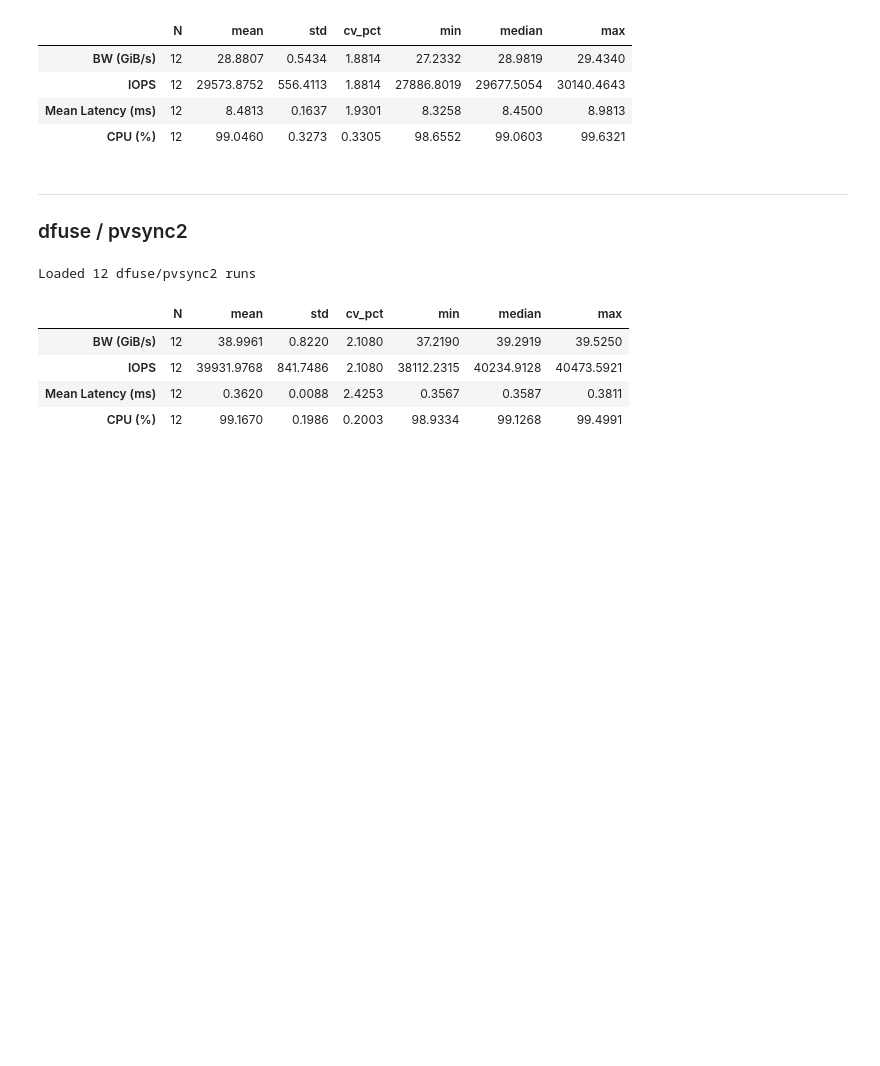
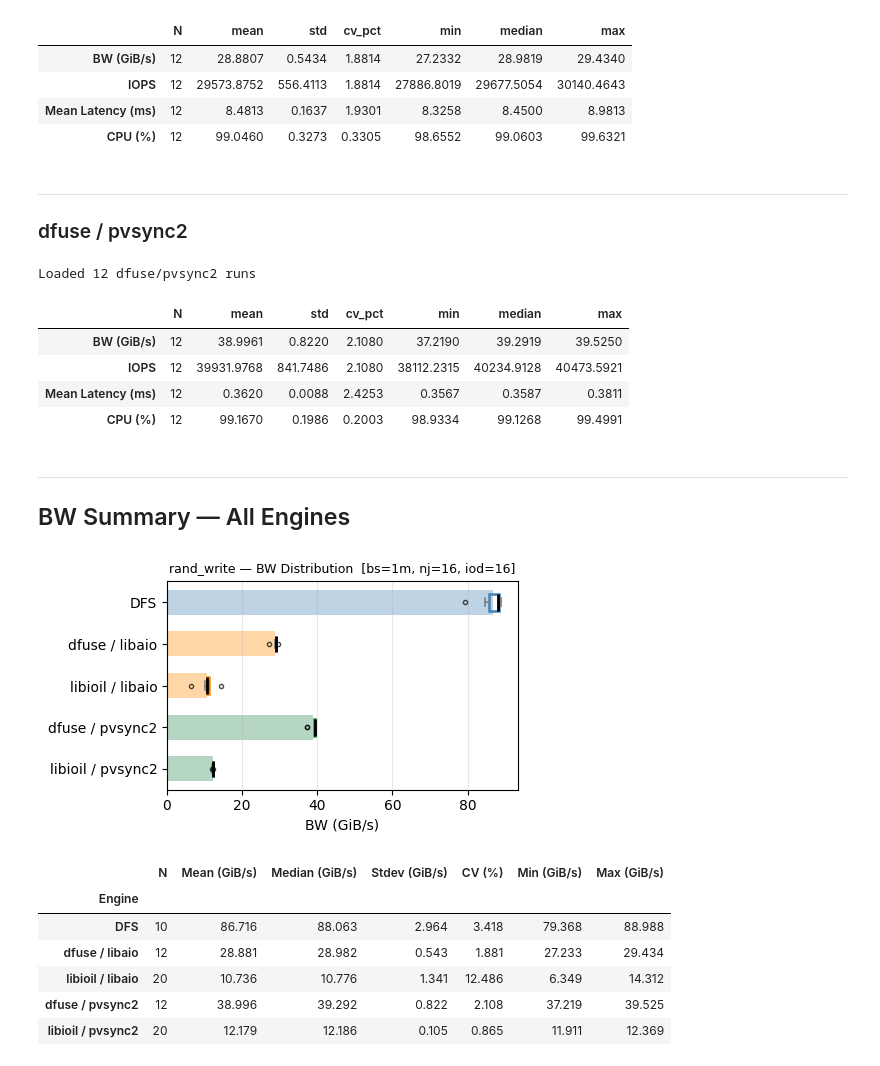
Before and after one commit to cissieAB/pdsw26_daos-bench, a Jupyter notebook: results/aurora/fio/3engines-rand_write/fio_engine_stats.ipynb, the cells around one changed output. Saved outputs shown, nothing was run; the diff lists cells and outputs as text; code cells hidden in the pictures; blank space fills up the shorter version.

```diff
--- a/results/aurora/fio/3engines-rand_write/fio_engine_stats.ipynb
+++ b/results/aurora/fio/3engines-rand_write/fio_engine_stats.ipynb
@@ -308,3 +308,82 @@ stats_dfu_pv2
 | IOPS | 12 | 39931.9768 | 841.7486 | 2.1080 | 38112.2315 | 40234.9128 | 40473.5921 |
 | Mean Latency (ms) | 12 | 0.3620 | 0.0088 | 2.4253 | 0.3567 | 0.3587 | 0.3811 |
 | CPU (%) | 12 | 99.1670 | 0.1986 | 0.2003 | 98.9334 | 99.1268 | 99.4991 |
+# %% [markdown]
+---
+## BW Summary — All Engines
+# %%
+engines = {
+    "DFS":               df,
+    "dfuse / libaio":    df_dfu_la,
+    "libioil / libaio":  df_il,
+    "dfuse / pvsync2":   df_dfu_pv2,
+    "libioil / pvsync2": df_pv2,
+}
+
+STYLE = {
+    "DFS":               dict(color="steelblue",  hatch="",    alpha=0.85),
+    "dfuse / libaio":    dict(color="darkorange", hatch="",    alpha=0.85),
+    "libioil / libaio":  dict(color="darkorange", hatch="///", alpha=0.6),
+    "dfuse / pvsync2":   dict(color="seagreen",   hatch="",    alpha=0.85),
+    "libioil / pvsync2": dict(color="seagreen",   hatch="///", alpha=0.6),
+}
+
+bw_summary = pd.DataFrame([
+    {
+        "Engine":         name,
+        "N":              len(d),
+        "Mean (GiB/s)":   d["bw_GiBs"].mean(),
+        "Median (GiB/s)": d["bw_GiBs"].median(),
+        "Stdev (GiB/s)":  d["bw_GiBs"].std(),
+        "CV (%)":         d["bw_GiBs"].std() / d["bw_GiBs"].mean() * 100,
+        "Min (GiB/s)":    d["bw_GiBs"].min(),
+        "Max (GiB/s)":    d["bw_GiBs"].max(),
+    }
+    for name, d in engines.items()
+]).set_index("Engine")
+bw_summary["N"] = bw_summary["N"].astype(int)
+pd.set_option("display.float_format", "{:.3f}".format)
+
+names = list(engines.keys())
+fig, ax = plt.subplots(figsize=(5, 3))
+
+# background bars (mean, semi-transparent)
+for i, name in enumerate(names):
+    s = STYLE[name]
+    ax.barh(i, engines[name]["bw_GiBs"].mean(), height=0.6,
+            color=s["color"], hatch=s["hatch"], alpha=0.35, edgecolor="none")
+
+# overlay box plots
+bp = ax.boxplot(
+    [engines[n]["bw_GiBs"].values for n in names],
+    vert=False, patch_artist=True,
+    positions=range(len(names)), widths=0.4,
+    medianprops=dict(color="black", linewidth=2),
+    whiskerprops=dict(color="gray", linewidth=1.2),
+    capprops=dict(color="gray", linewidth=1.2),
+    flierprops=dict(marker="o", markersize=3, color="gray", alpha=0.7),
+)
+for patch, name in zip(bp["boxes"], names):
+    patch.set_facecolor("none")
+    patch.set_edgecolor(STYLE[name]["color"])
+    patch.set_linewidth(1.8)
+
+ax.set_yticks(range(len(names)))
+ax.set_yticklabels(names)
+ax.invert_yaxis()
+ax.set_xlabel("BW (GiB/s)")
+ax.set_title("rand_write — BW Distribution  [bs=1m, nj=16, iod=16]", fontsize=9)
+ax.grid(axis="x", alpha=0.3)
+plt.tight_layout()
+plt.show()
+
+bw_summary
+# %% [output]
+[figure, added]
+|  | N | Mean (GiB/s) | Median (GiB/s) | Stdev (GiB/s) | CV (%) | Min (GiB/s) | Max (GiB/s) |
+| Engine |  |  |  |  |  |  |  |
+| DFS | 10 | 86.716 | 88.063 | 2.964 | 3.418 | 79.368 | 88.988 |
+| dfuse / libaio | 12 | 28.881 | 28.982 | 0.543 | 1.881 | 27.233 | 29.434 |
+| libioil / libaio | 20 | 10.736 | 10.776 | 1.341 | 12.486 | 6.349 | 14.312 |
+| dfuse / pvsync2 | 12 | 38.996 | 39.292 | 0.822 | 2.108 | 37.219 | 39.525 |
+| libioil / pvsync2 | 20 | 12.179 | 12.186 | 0.105 | 0.865 | 11.911 | 12.369 |
```
Also changed, not shown: parts of 2 cells of this notebook, 5 other files.
